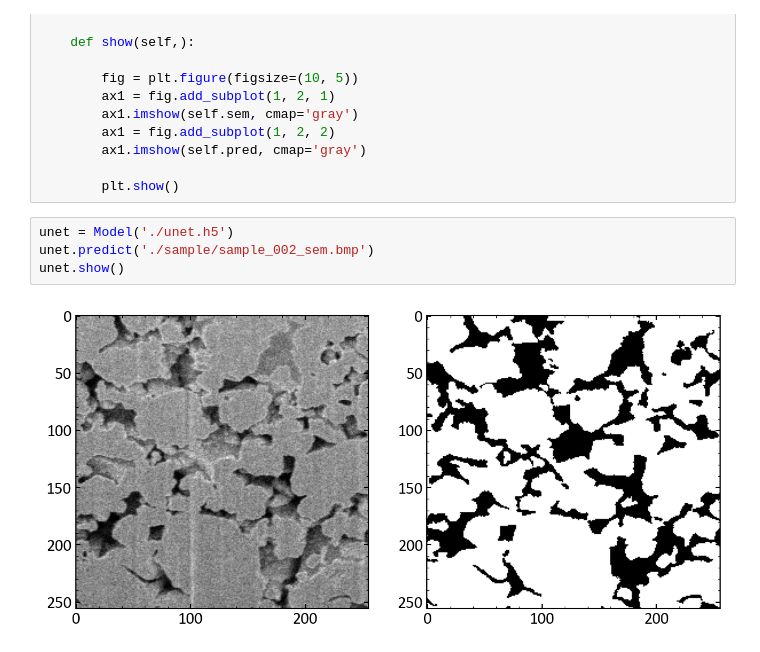
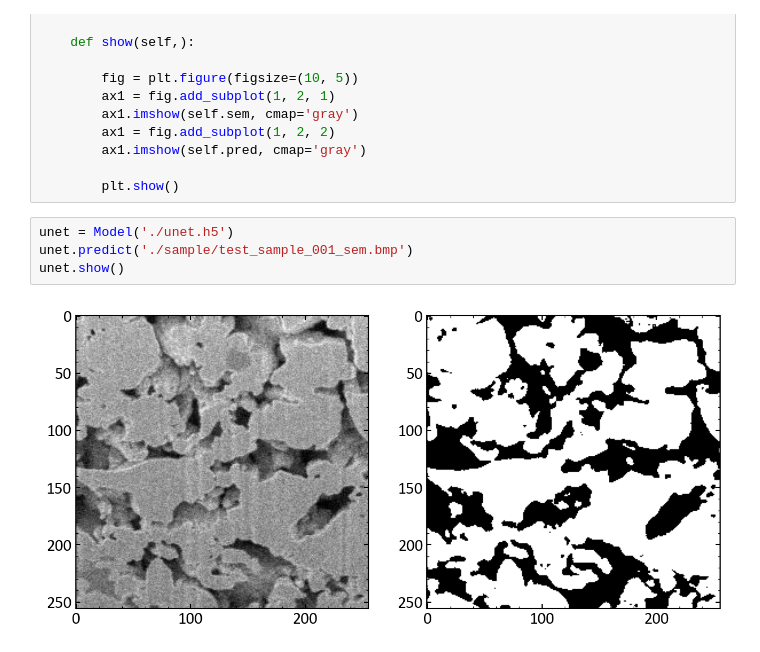
Before and after one commit to YamamotoLaboratory/3D-SEM-Segmentation, a Jupyter notebook: demos/segmentation_demo.ipynb, the cells around one changed output. Drawn from its saved outputs; the diff is of its cells as text.

```diff
--- a/demos/segmentation_demo.ipynb
+++ b/demos/segmentation_demo.ipynb
@@ -120,7 +120,7 @@ class Model():
         plt.show()
 # %%
 unet = Model('./unet.h5')
-unet.predict('./sample/sample_002_sem.bmp')
+unet.predict('./sample/test_sample_001_sem.bmp')
 unet.show()
 # %% [output]
-[figure, old version]
+[figure, new version]
```
Also changed, not shown: 13 other files.
